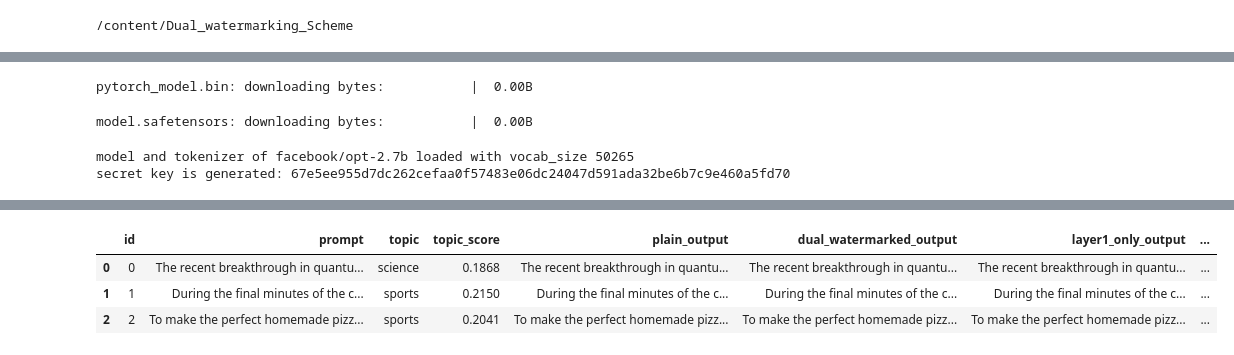
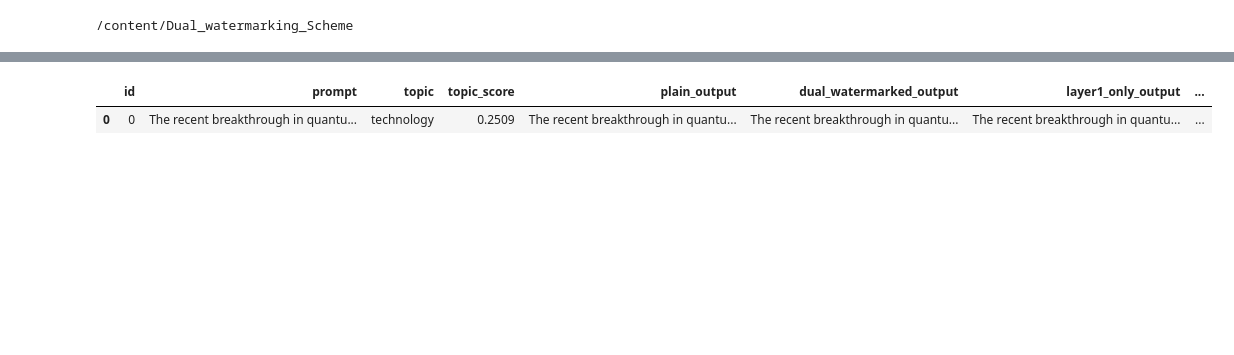
Before and after one commit to pravaspaudel/Dual_watermarking_Scheme, a Jupyter notebook: notebooks/10_dual_layer_example.ipynb, the cells around one changed output, grey strips where cells are left out. Drawn from its saved outputs; the diff is of its cells as text; code cells hidden in the pictures; blank space fills up the shorter version.

Commit message:
dual generation

```diff
--- a/notebooks/10_dual_layer_example.ipynb
+++ b/notebooks/10_dual_layer_example.ipynb
@@ -82 +171,18 @@ class DualLayerWatermarkProcessor(LogitsProcessor):
         return scores
+# %%
+@torch.no_grad()
+def rank_topics(prompt):
+    """Cosine of mean-pooled prompt embedding vs each topic vector.
+
+    Same routing math as first_layer.TopicWiseWatermarking.extract_topic.
+    """
+    ids = tokenizer.encode(prompt, add_special_tokens=False)
+    vec = normed_embeddings[ids].mean(dim=0)
+    vec = vec / vec.norm()
+    scores = (topic_matrix @ vec).tolist()
+    return sorted(zip(TOPICS, scores), key=lambda x: -x[1])
+
+
+def extract_topic(prompt):
+    ranked = rank_topics(prompt)
+    return ranked[0][0], ranked
@@ -200,13 +307,0 @@ config
-# %%
-from src.utils.model import load_model
-model,tokenizer,vocab_size = load_model(config["MODEL_NAME"])
-model.to(device)
-
-from src.utils.key_manager import generate_key
-key = generate_key()
-print(f"secret key is generated: {key}")
-# %% [output]
-pytorch_model.bin: downloading bytes:           |  0.00B
-model.safetensors: downloading bytes:           |  0.00B
-model and tokenizer of facebook/opt-2.7b loaded with vocab_size 50265
-secret key is generated: 67e5ee955d7dc262cefaa0f57483e06dc24047d591ada32be6b7c9e460a5fd70
@@ -215,35 +308,6 @@ import random
 # %%
-topic_csv_path = "topic_greenlists.csv"
-# TOPICS = ["science", "sports", "cooking"]
-# GREEN_TOKENS_PER_TOPIC = 300
-
-_rng = random.Random(42)
-rows = [
-    {"topic": t, "token_id": tid}
-    for t in TOPICS
-    for tid in _rng.sample(range(vocab_size), GREEN_TOKENS_PER_TOPIC)
-]
-pd.DataFrame(rows).to_csv(topic_csv_path, index=False)
-print(f"Wrote sample greenlists for topics {TOPICS} -> {topic_csv_path}")
-
-dwm = DualWaterMarking(
-    model=model,
-    tokenizer=tokenizer,
-    key=key,
-    greenlist_csv=topic_csv_path,
-    green_fraction=config["GREEN_FRACTION"],
-    delta_public=2.0,
-    delta_private=0.7,        # <-- was delta_priv, now matches your class's param name
-    w1=1.0,
-    w2=1.0,
-    prev_token_size=config["PREV_TOKEN_SIZE"],
-    max_new_tokens=40,
-)
-
 sample_prompts = [
     "The recent breakthrough in quantum computing suggests that",
-    "During the final minutes of the championship game,",
-    "To make the perfect homemade pizza dough, you need",
 ]
 
 results_df = dwm.watermark(sample_prompts, include_single_layers=True)
@@ -251,12 +315,12 @@ results_df = dwm.watermark(sample_prompts, include_single_layers=True)
 pd.set_option("display.max_colwidth", None)
 for _, r in results_df.iterrows():
     print("=" * 80)
-    print(f"PROMPT   : {r['prompt']}")
-    print(f"TOPIC    : {r['topic']}  (score={r['topic_score']})")
-    print(f"PLAIN    : {r['plain_output']}")
-    print(f"LAYER1   : {r['layer1_only_output']}")
-    print(f"LAYER2   : {r['layer2_only_output']}")
-    print(f"DUAL     : {r['dual_watermarked_output']}")
+    print(f"PROMPT : {r['prompt']}")
+    print(f"TOPIC  : {r['topic']}  (score={r['topic_score']})")
+    print(f"PLAIN  : {r['plain_output']}")
+    print(f"LAYER1 : {r['layer1_only_output']}")
+    print(f"LAYER2 : {r['layer2_only_output']}")
+    print(f"DUAL   : {r['dual_watermarked_output']}")
 print("=" * 80)
 
 results_df
@@ -280,5 +344,3 @@ DUAL     : To make the perfect homemade pizza dough, you need the following ingr
 ================================================================================
 |  | id | prompt | topic | topic_score | plain_output | dual_watermarked_output | layer1_only_output | ... |
-| 0 | 0 | The recent breakthrough in quantu... | science | 0.1868 | The recent breakthrough in quantu... | The recent breakthrough in quantu... | The recent breakthrough in quantu... | ... |
-| 1 | 1 | During the final minutes of the c... | sports | 0.2150 | During the final minutes of the c... | During the final minutes of the c... | During the final minutes of the c... | ... |
-| 2 | 2 | To make the perfect homemade pizz... | sports | 0.2041 | To make the perfect homemade pizz... | To make the perfect homemade pizz... | To make the perfect homemade pizz... | ... |
+| 0 | 0 | The recent breakthrough in quantu... | technology | 0.2509 | The recent breakthrough in quantu... | The recent breakthrough in quantu... | The recent breakthrough in quantu... | ... |
```
Also changed, not shown: parts of 32 cells of this notebook, 4 other files.
